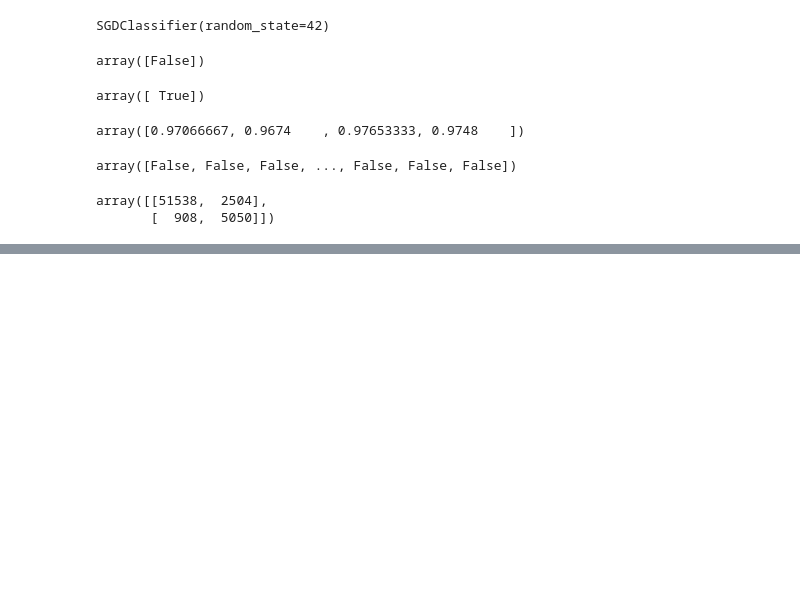
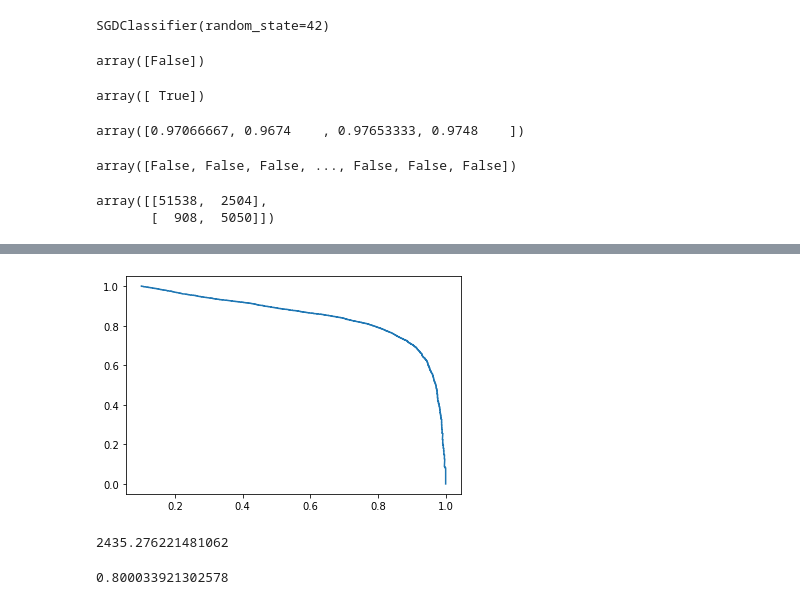
Before and after one commit to harshit5674/ML-Models, a Jupyter notebook: MNIST/MNIST.ipynb, the cells around one changed output, grey strips where cells are left out. Drawn from its saved outputs; the diff is of its cells as text; code cells hidden in the pictures; blank space fills up the shorter version.

```diff
--- a/MNIST/Untitled.ipynb
+++ b/MNIST/MNIST.ipynb
@@ -277,0 +308,5 @@ array([[51538,  2504],
+# %%
+plt.plot(precisions[:-1],recalls[:-1])
+plt.show()
+# %% [output]
+[figure, added]
@@ -277,0 +317,4 @@ array([[51538,  2504],
+# %%
+threshold_80
+# %% [output]
+2435.276221481062
@@ -277,0 +323,4 @@ array([[51538,  2504],
+# %%
+precision_score(y_train_2,y_train_pred_80)
+# %% [output]
+0.800033921302578
```
Also changed, not shown: parts of 31 cells of this notebook, 1 other file.
